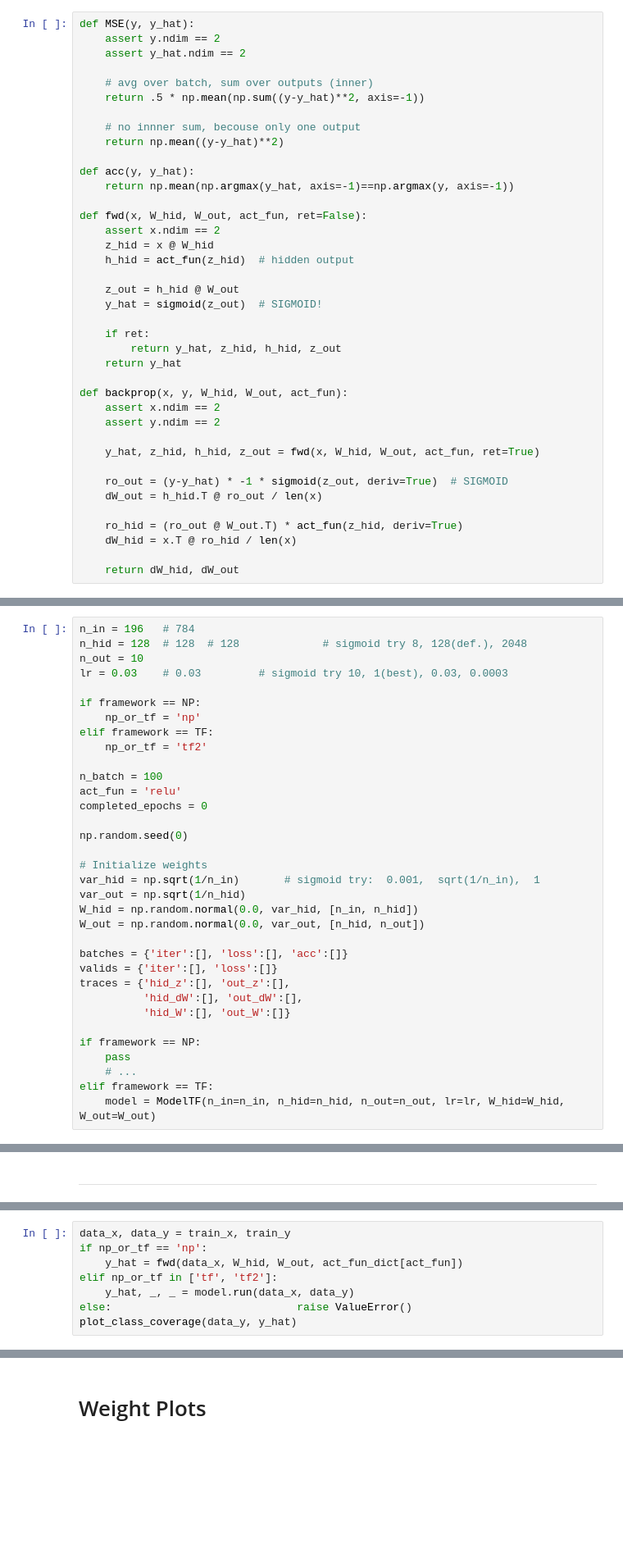
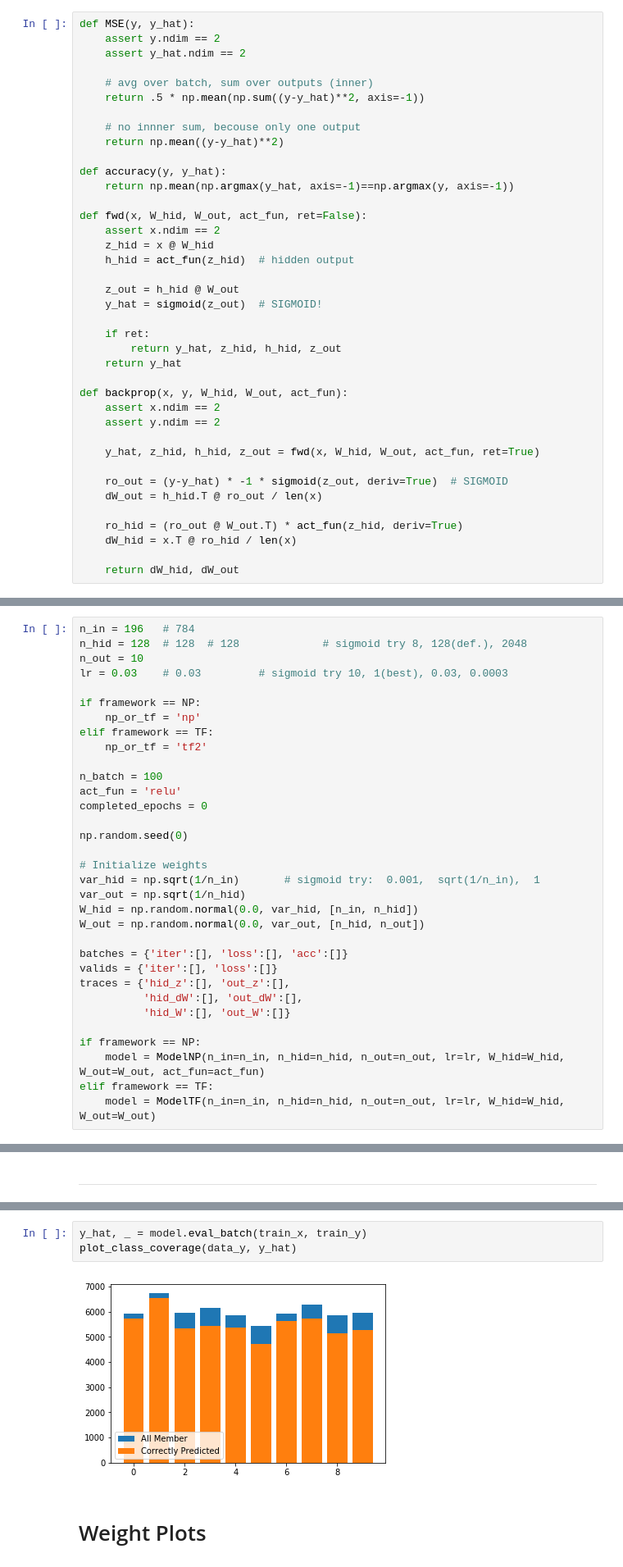
Before and after one commit to marcinbogdanski/torchtrace, a Jupyter notebook: notebooks/Debug_MNIST.ipynb, the cells around one changed output, grey strips where cells are left out. Shown at 82% size. Saved outputs shown, nothing was run; the diff lists cells and outputs as text; blank space fills up the shorter version.

Commit message:
In Debug_MNIST add ModelNP

```diff
--- a/notebooks/Debug_MNIST.ipynb
+++ b/notebooks/Debug_MNIST.ipynb
@@ -233,7 +215,7 @@ def MSE(y, y_hat):
     # no innner sum, becouse only one output
     return np.mean((y-y_hat)**2)
 
-def acc(y, y_hat):
+def accuracy(y, y_hat):
     return np.mean(np.argmax(y_hat, axis=-1)==np.argmax(y, axis=-1))
 
 def fwd(x, W_hid, W_out, act_fun, ret=False):
@@ -405,7 +436,6 @@ traces = {'hid_z':[], 'out_z':[],
           'hid_W':[], 'out_W':[]}
 
 if framework == NP:
-    pass
-    # ...
+    model = ModelNP(n_in=n_in, n_hid=n_hid, n_out=n_out, lr=lr, W_hid=W_hid, W_out=W_out, act_fun=act_fun)
 elif framework == TF:
     model = ModelTF(n_in=n_in, n_hid=n_hid, n_out=n_out, lr=lr, W_hid=W_hid, W_out=W_out)
@@ -631,11 +568,3 @@ def plot_class_coverage(y, y_hat, axis=None):
     axis.bar(range(10), classes_all, label='All Member')
     axis.bar(range(10), classes_correct, label='Correctly Predicted')
     axis.legend(loc=3)
-# %%
-data_x, data_y = train_x, train_y
-if np_or_tf == 'np':
-    y_hat = fwd(data_x, W_hid, W_out, act_fun_dict[act_fun])
-elif np_or_tf in ['tf', 'tf2']:
-    y_hat, _, _ = model.run(data_x, data_y)
-else:                             raise ValueError()
-plot_class_coverage(data_y, y_hat)
@@ -644,3 +571,8 @@ plot_class_coverage(data_y, y_hat)
+# %%
+y_hat, _ = model.eval_batch(train_x, train_y)
+plot_class_coverage(data_y, y_hat)
+# %% [output]
+[figure, added]
 # %% [markdown]
 # Weight Plots
 # %%
```
Also changed, not shown: parts of 16 cells of this notebook.
